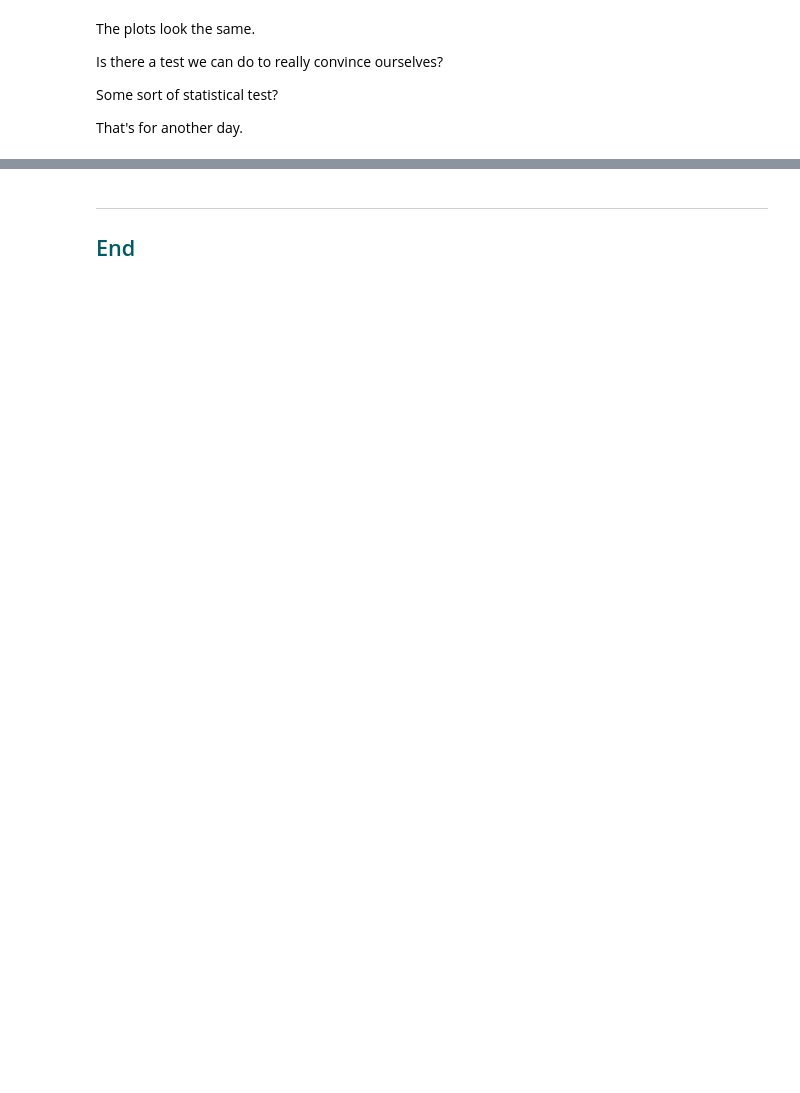
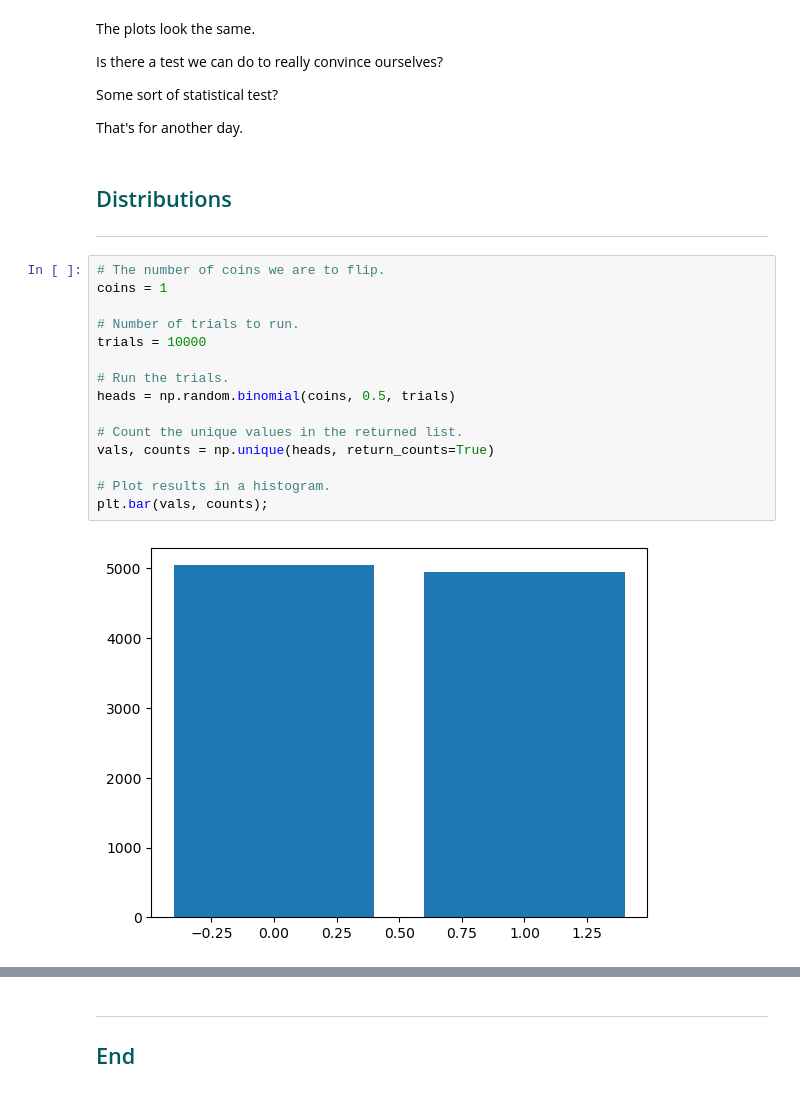
Before and after one commit to ianmcloughlin/2223-S1-fund-data-analysis, a Jupyter notebook: notebooks/02-randomness.ipynb, the cells around one changed output, grey strips where cells are left out. Saved outputs shown, nothing was run; the diff lists cells and outputs as text; blank space fills up the shorter version.

```diff
--- a/notebooks/02-randomness.ipynb
+++ b/notebooks/02-randomness.ipynb
@@ -463,3 +485,24 @@ Is there a test we can do to really convince ourselves?
 Some sort of statistical test?
 
 That's for another day.
+# %% [markdown]
+<h2 style="color: rgb(0, 91, 94);">Distributions</h2>
+
+<hr style="border-top: 1px solid rgb(0, 91, 94);" />
+# %%
+# The number of coins we are to flip.
+coins = 1
+
+# Number of trials to run.
+trials = 10000
+
+# Run the trials.
+heads = np.random.binomial(coins, 0.5, trials)
+
+# Count the unique values in the returned list.
+vals, counts = np.unique(heads, return_counts=True)
+
+# Plot results in a histogram.
+plt.bar(vals, counts);
+# %% [output]
+[figure, added]
```
Also changed, not shown: parts of 18 cells of this notebook.
